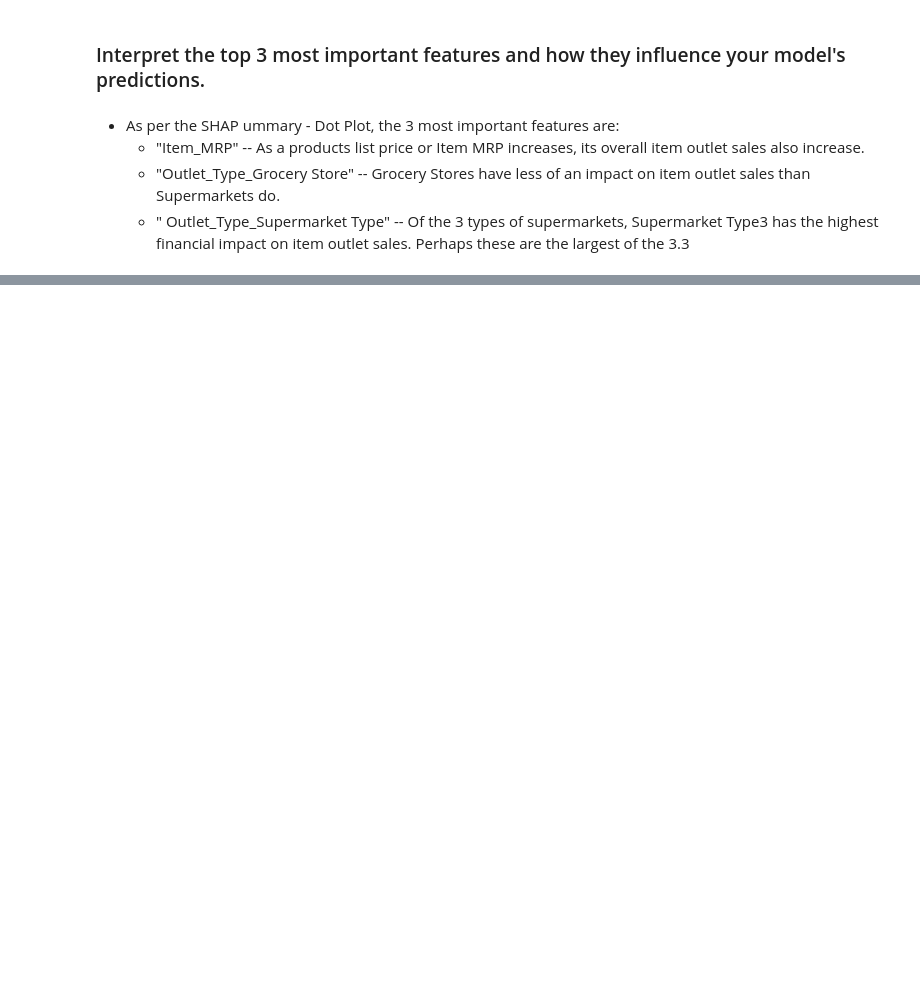
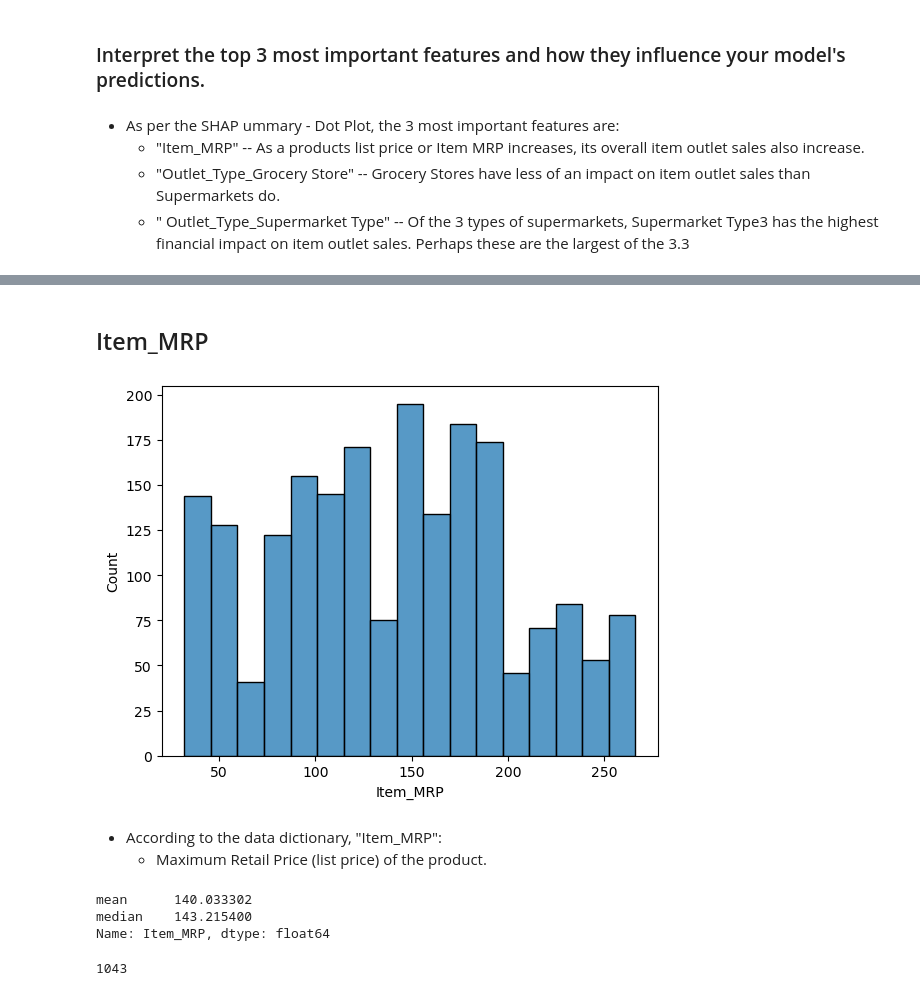
Before and after one commit to A-Kutscher/Prediction-of-Product-Sales, a Jupyter notebook: Explaining Models with Shap.ipynb, the cells around one changed output, grey strips where cells are left out. Cells and saved outputs as stored; diff of their text form; code cells hidden in the pictures; blank space fills up the shorter version.

```diff
--- a/Explaining Models with Shap.ipynb
+++ b/Explaining Models with Shap.ipynb
@@ -137,0 +185,21 @@ Outlet_Type_Supermarket Type" -- Of the 3 types of supermarkets, Supermarket Typ
+# %% [markdown]
+## Item_MRP
+# %%
+sns.histplot(X_shap['Item_MRP']);
+# %% [output]
+[figure, added]
+# %% [markdown]
+- According to the data dictionary, "Item_MRP":
+    - Maximum Retail Price (list price) of the product.
+# %%
+X_shap['Item_MRP'].agg(['mean', 'median'])
+# %% [output]
+mean      140.033302
+median    143.215400
+Name: Item_MRP, dtype: float64
+# %%
+# Finding number of products with an MRP above 140
+filt_item_mrp_high = X_shap['Item_MRP'] > 140
+len(X_shap[filt_item_mrp_high])
+# %% [output]
+1043
```
Also changed, not shown: parts of 23 cells of this notebook, 6 other files.
